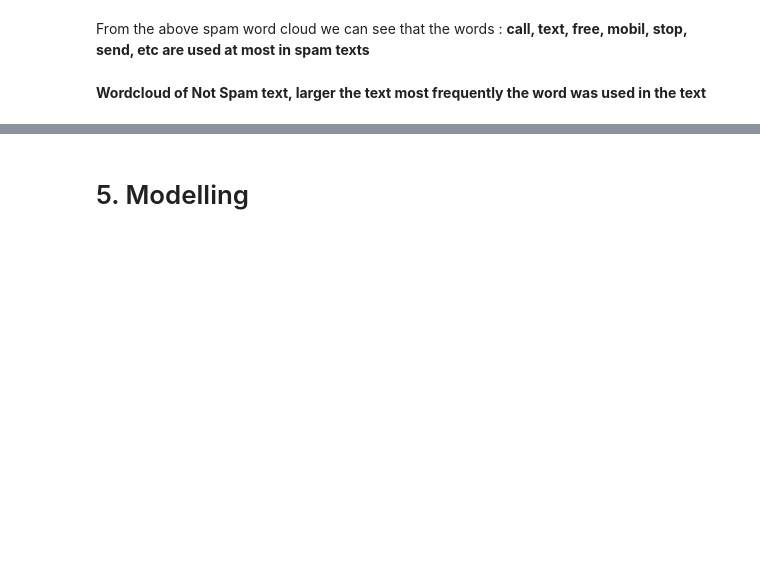
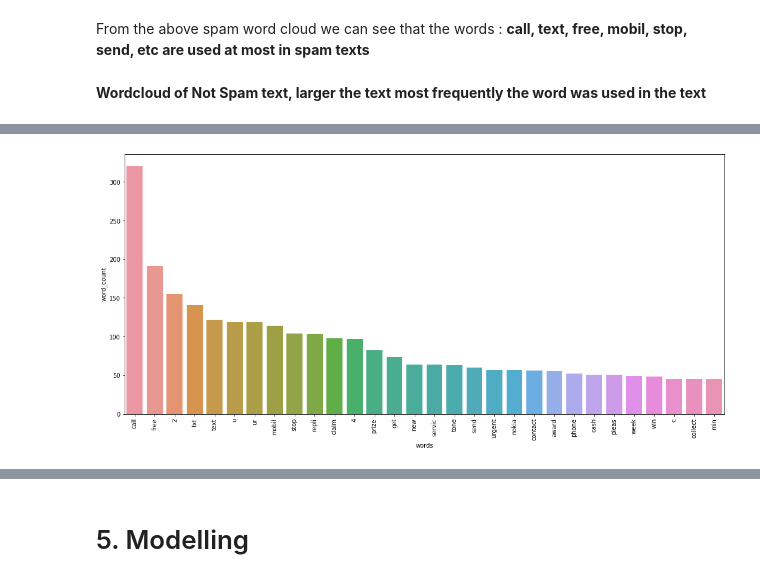
Before and after one commit to subratamondal1/Spam-Detection-System, a Jupyter notebook: Spam Detection System.ipynb, the cells around one changed output, grey strips where cells are left out. Saved outputs shown, nothing was run; the diff lists cells and outputs as text; code cells hidden in the pictures; blank space fills up the shorter version.

```diff
--- a/Spam Detection System.ipynb
+++ b/Spam Detection System.ipynb
@@ -545,0 +546,20 @@ From the above spam word cloud we can see that the words : **u go, time, come, g
+# %%
+# Here, each item in the converted list is a message and it is a list of strings
+spam_df[spam_df["target"]==1]["transformed_text"].tolist()
+
+def top_k_frequent_words(data,k):
+    from collections import Counter
+
+    word_counter = Counter()
+
+    for message in data:
+        for word in message.split():
+            if word not in word_counter:
+                word_counter[word] = 1
+            else:
+                word_counter[word] += 1
+    return word_counter.most_common(k)
+# %%
+top_30_spam_words_df = top_k_frequent_words(spam_df[spam_df["target"]==1]["transformed_text"].tolist(),30)
+top_30_spam_words_df = pd.DataFrame(top_30_spam_words_df,columns=["words","word_count"])
+top_30_spam_words_df.head()
@@ -545,0 +573,7 @@ From the above spam word cloud we can see that the words : **u go, time, come, g
+# %%
+plt.figure(figsize=(18,8))
+sns.barplot(data = top_30_spam_words_df, x = "words", y ="word_count")
+plt.xticks(rotation = "90")
+plt.show()
+# %% [output]
+[figure, added]
```
Also changed, not shown: parts of 39 cells of this notebook, 4 other files.
